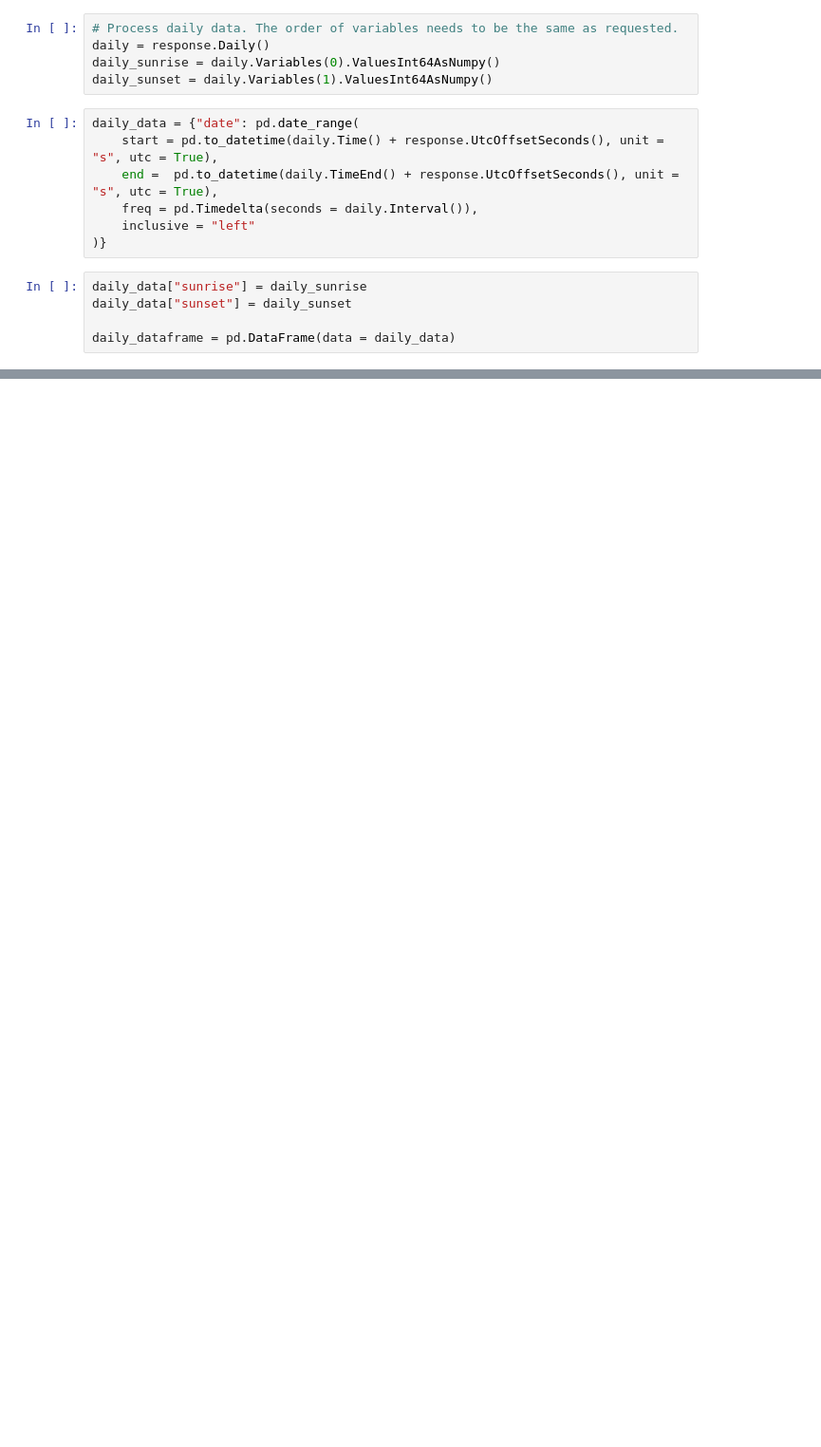
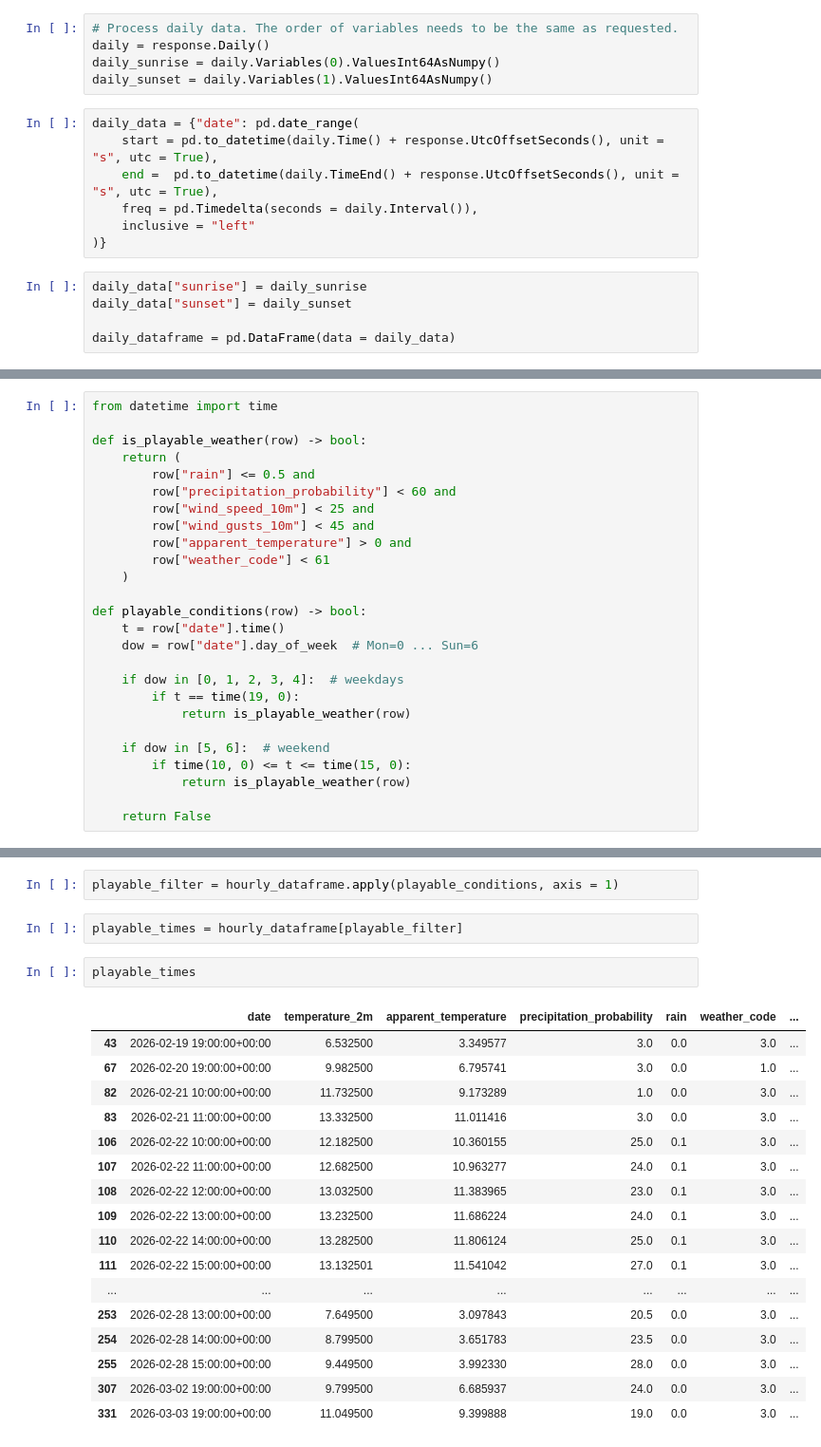
Before and after one commit to JuJuYAE/weather-api-, a Jupyter notebook: weather_playground.ipynb, the cells around one changed output, grey strips where cells are left out. Shown at 95% size. Cells and saved outputs as stored; diff of their text form; blank space fills up the shorter version.

```diff
--- a/weather_playground.ipynb
+++ b/weather_playground.ipynb
@@ -173,0 +172,26 @@ hourly_dataframe.iloc[24:48]
+# %%
+from datetime import time
+
+def is_playable_weather(row) -> bool:
+    return (
+        row["rain"] <= 0.5 and
+        row["precipitation_probability"] < 60 and
+        row["wind_speed_10m"] < 25 and
+        row["wind_gusts_10m"] < 45 and
+        row["apparent_temperature"] > 0 and
+        row["weather_code"] < 61
+    )
+
+def playable_conditions(row) -> bool:
+    t = row["date"].time()
+    dow = row["date"].day_of_week  # Mon=0 ... Sun=6
+
+    if dow in [0, 1, 2, 3, 4]:  # weekdays
+        if t == time(19, 0):
+            return is_playable_weather(row)
+
+    if dow in [5, 6]:  # weekend
+        if time(10, 0) <= t <= time(15, 0):
+            return is_playable_weather(row)
+
+    return False
@@ -173,0 +214,24 @@ hourly_dataframe.iloc[24:48]
+# %%
+playable_filter = hourly_dataframe.apply(playable_conditions, axis = 1)
+# %%
+playable_times = hourly_dataframe[playable_filter]
+# %%
+playable_times
+# %% [output]
+|  | date | temperature_2m | apparent_temperature | precipitation_probability | rain | weather_code | ... |
+| 43 | 2026-02-19 19:00:00+00:00 | 6.532500 | 3.349577 | 3.0 | 0.0 | 3.0 | ... |
+| 67 | 2026-02-20 19:00:00+00:00 | 9.982500 | 6.795741 | 3.0 | 0.0 | 1.0 | ... |
+| 82 | 2026-02-21 10:00:00+00:00 | 11.732500 | 9.173289 | 1.0 | 0.0 | 3.0 | ... |
+| 83 | 2026-02-21 11:00:00+00:00 | 13.332500 | 11.011416 | 3.0 | 0.0 | 3.0 | ... |
+| 106 | 2026-02-22 10:00:00+00:00 | 12.182500 | 10.360155 | 25.0 | 0.1 | 3.0 | ... |
+| 107 | 2026-02-22 11:00:00+00:00 | 12.682500 | 10.963277 | 24.0 | 0.1 | 3.0 | ... |
+| 108 | 2026-02-22 12:00:00+00:00 | 13.032500 | 11.383965 | 23.0 | 0.1 | 3.0 | ... |
+| 109 | 2026-02-22 13:00:00+00:00 | 13.232500 | 11.686224 | 24.0 | 0.1 | 3.0 | ... |
+| 110 | 2026-02-22 14:00:00+00:00 | 13.282500 | 11.806124 | 25.0 | 0.1 | 3.0 | ... |
+| 111 | 2026-02-22 15:00:00+00:00 | 13.132501 | 11.541042 | 27.0 | 0.1 | 3.0 | ... |
+| ... | ... | ... | ... | ... | ... | ... | ... |
+| 253 | 2026-02-28 13:00:00+00:00 | 7.649500 | 3.097843 | 20.5 | 0.0 | 3.0 | ... |
+| 254 | 2026-02-28 14:00:00+00:00 | 8.799500 | 3.651783 | 23.5 | 0.0 | 3.0 | ... |
+| 255 | 2026-02-28 15:00:00+00:00 | 9.449500 | 3.992330 | 28.0 | 0.0 | 3.0 | ... |
+| 307 | 2026-03-02 19:00:00+00:00 | 9.799500 | 6.685937 | 24.0 | 0.0 | 3.0 | ... |
+| 331 | 2026-03-03 19:00:00+00:00 | 11.049500 | 9.399888 | 19.0 | 0.0 | 3.0 | ... |
```
Also changed, not shown: parts of 18 cells of this notebook, 8 other files.
